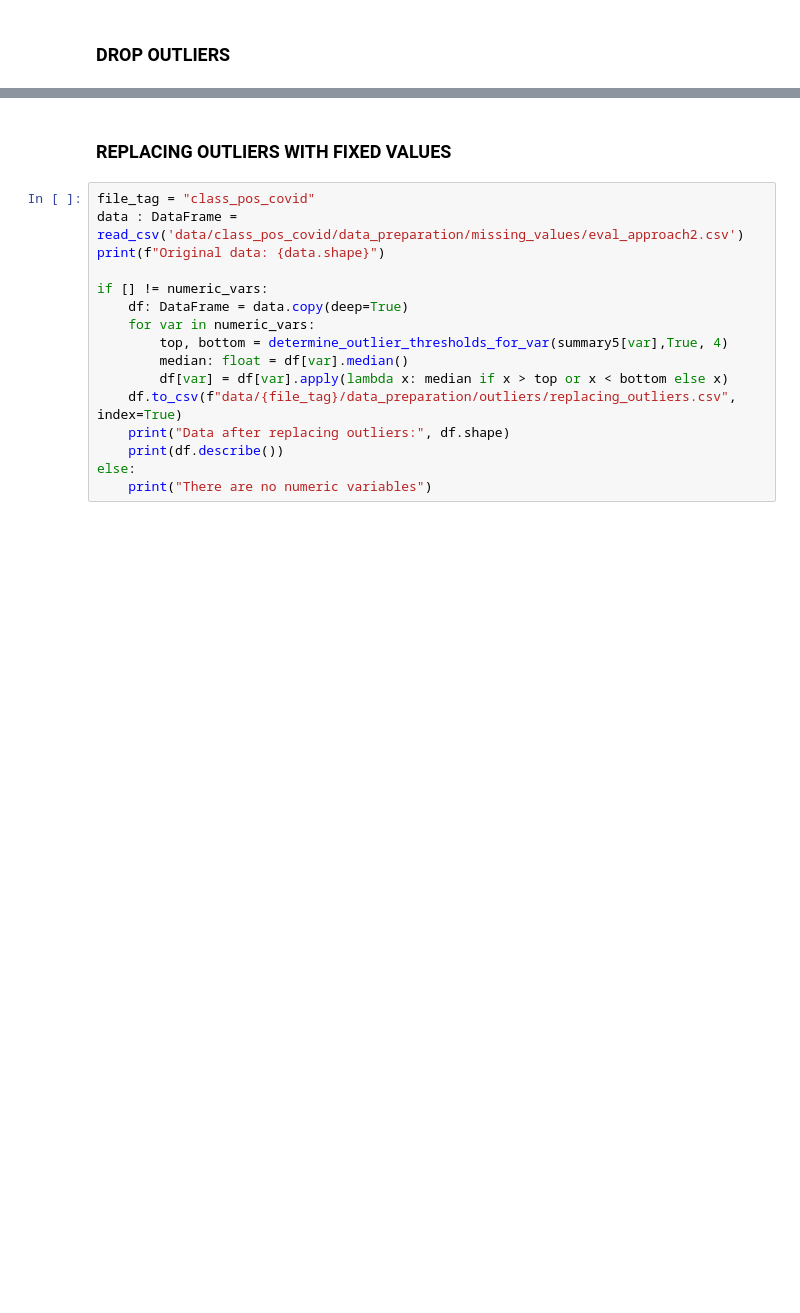
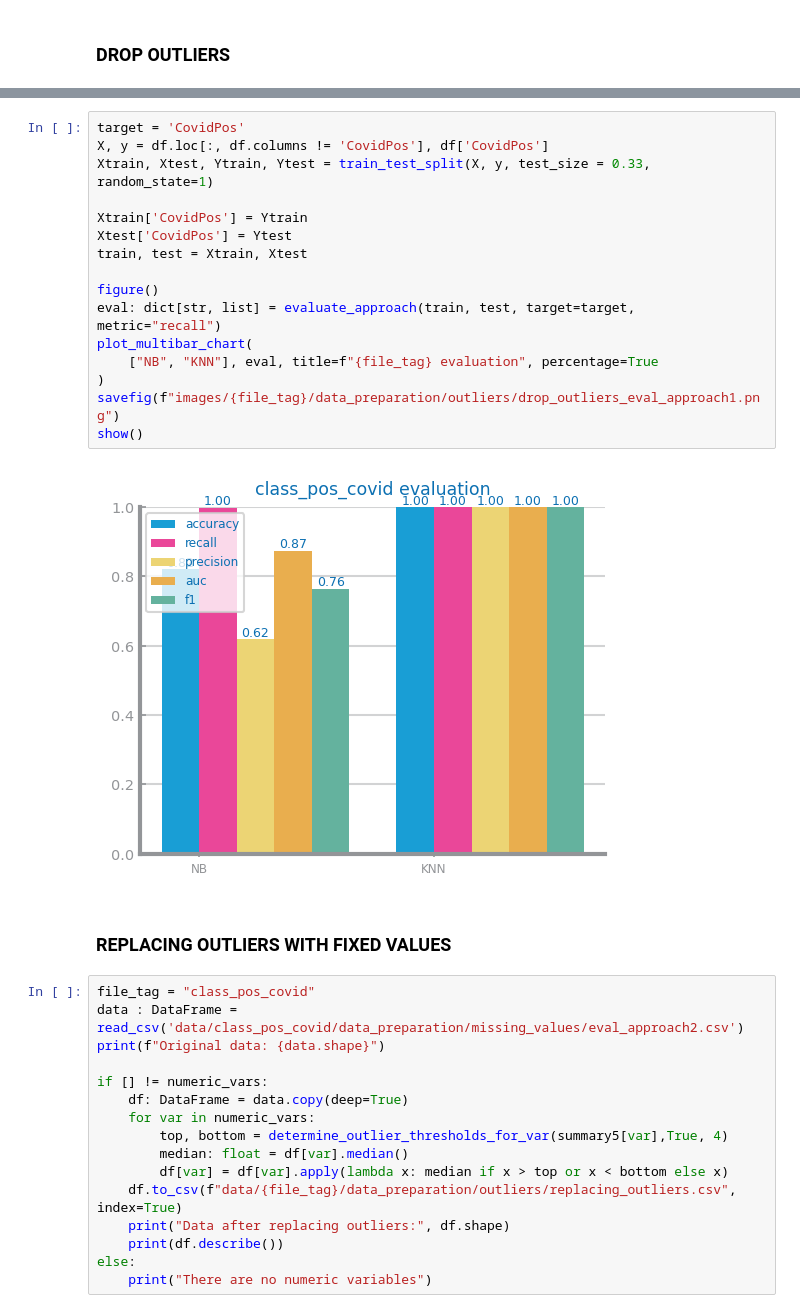
Before and after one commit to raquelfmcardoso/datascience-2023-2024-project, a Jupyter notebook: classification/covid_datapreparation.ipynb, the cells around one changed output, grey strips where cells are left out. Cells and saved outputs as stored; diff of their text form; blank space fills up the shorter version.

```diff
--- a/classification/covid_datapreparation.ipynb
+++ b/classification/covid_datapreparation.ipynb
@@ -397,3 +393,21 @@ df.describe()
+# %%
+target = 'CovidPos'
+X, y = df.loc[:, df.columns != 'CovidPos'], df['CovidPos']
+Xtrain, Xtest, Ytrain, Ytest = train_test_split(X, y, test_size = 0.33, random_state=1)
+
+Xtrain['CovidPos'] = Ytrain
+Xtest['CovidPos'] = Ytest
+train, test = Xtrain, Xtest
+
+figure()
+eval: dict[str, list] = evaluate_approach(train, test, target=target, metric="recall")
+plot_multibar_chart(
+    ["NB", "KNN"], eval, title=f"{file_tag} evaluation", percentage=True
+)
+savefig(f"images/{file_tag}/data_preparation/outliers/drop_outliers_eval_approach1.png")
+show()
+# %% [output]
+[figure, added]
 # %% [markdown]
 ### REPLACING OUTLIERS WITH FIXED VALUES
 # %%
```
Also changed, not shown: parts of 26 cells of this notebook, 11 other files.
